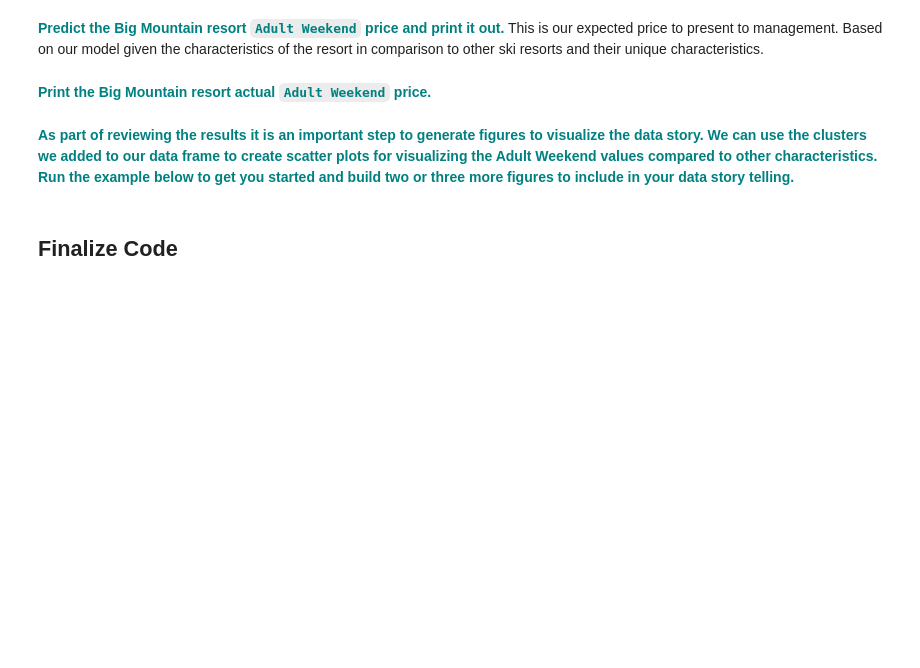
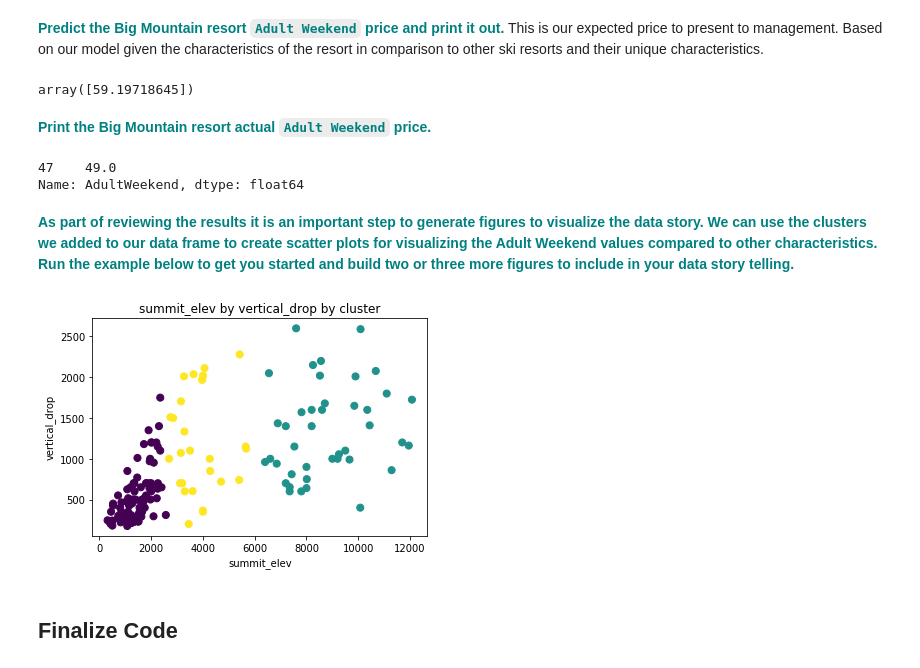
Before and after one commit to ennis-kurt/SpringBoard, a Jupyter notebook: Guided Capstone/GuidedCapstoneStep6HL.ipynb, the cells around one changed output. Drawn from its saved outputs; the diff is of its cells as text; code cells hidden in the pictures; blank space fills up the shorter version.

```diff
--- a/Guided Capstone/GuidedCapstoneStep6HL.ipynb
+++ b/Guided Capstone/GuidedCapstoneStep6HL.ipynb
@@ -120,16 +135,28 @@ print(f' RMSE = {rmse}\n explained variance score = {exvarscore}\n mean absolute
 # %% [markdown]
 **<font color='teal'> Predict the Big Mountain resort `Adult Weekend` price and print it out.</font>** This is our expected price to present to management. Based on our model given the characteristics of the resort in comparison to other ski resorts and their unique characteristics.
+# %%
+adult_weekend_price = lm.predict(Big_mountain.reshape(1, -1))
+adult_weekend_price
+# %% [output]
+array([59.19718645])
 # %% [markdown]
 **<font color='teal'> Print the Big Mountain resort actual `Adult Weekend` price.</font>**
+# %%
+df[df['Name'].str.contains('Big Snow Resort - Indianhead Mountain')]['AdultWeekend']
+# %% [output]
+47    49.0
+Name: AdultWeekend, dtype: float64
 # %% [markdown]
 **<font color='teal'> As part of reviewing the results it is an important step to generate figures to visualize the data story. We can use the clusters we added to our data frame to create scatter plots for visualizing the Adult Weekend values compared to other characteristics. Run the example below to get you started and build two or three more figures to include in your data story telling.</font>**
 # %%
-#plt.scatter(df['summit_elev'], df['vertical_drop'], c=df['clusters'], s=50, cmap='viridis', label ='clusters')
-#plt.scatter(ac['summit_elev'], ac['vertical_drop'], c='black', s=100)
-#plt.xlabel('summit_elev')
-#plt.ylabel('vertical_drop')
-#plt.title('summit_elev by vertical_drop by cluster')
-#plt.savefig('figures/fig1.png',bbox_inches='tight')
+plt.scatter(df['summit_elev'], df['vertical_drop'], c=df['clusters'], s=50, cmap='viridis', label ='clusters')
+#plt.scatter(df['summit_elev'], df['vertical_drop'], c='black', s=100)
+plt.xlabel('summit_elev')
+plt.ylabel('vertical_drop')
+plt.title('summit_elev by vertical_drop by cluster')
+plt.savefig('figures/fig1.png',bbox_inches='tight')
+# %% [output]
+[figure, added]
 # %% [markdown]
 ## Finalize Code
 # %% [markdown]
```
Also changed, not shown: parts of 6 cells of this notebook, 5 other files.
